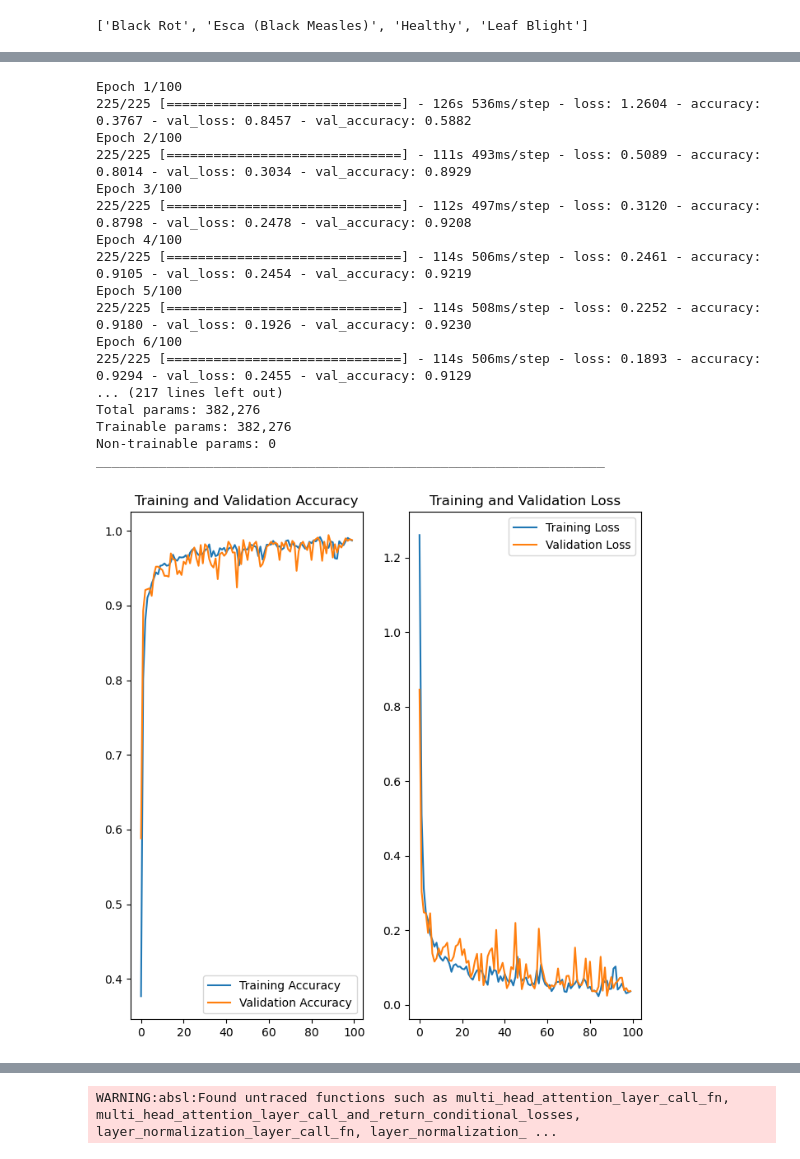
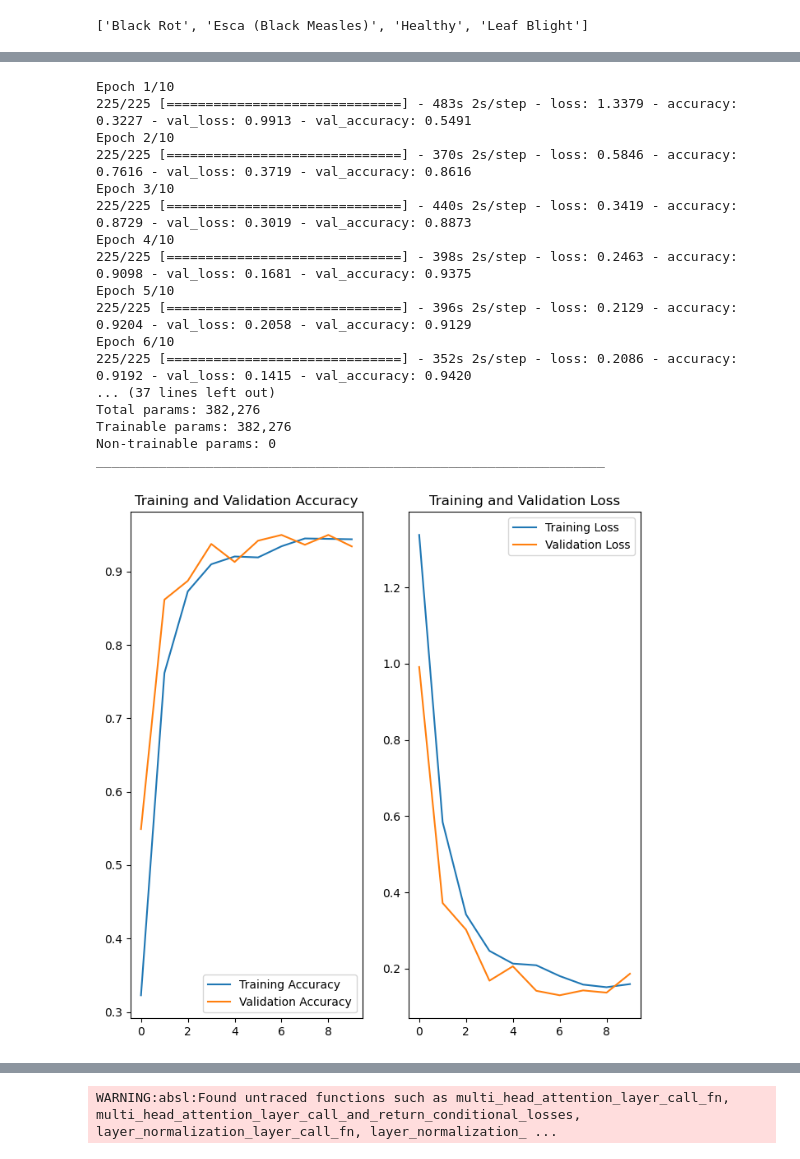
Before and after one commit to Joshuaogaga/Grape-Disease, a Jupyter notebook: grape_vit.ipynb, the cells around one changed output, grey strips where cells are left out. Saved outputs shown, nothing was run; the diff lists cells and outputs as text; code cells hidden in the pictures.

```diff
--- a/grape_vit.ipynb
+++ b/grape_vit.ipynb
@@ -246,24 +246,24 @@ Labels: [2 3 0 3 0 3 1 3 2 2 0 1 3 0 0 1 3 1 2 3 3 0 1 2 2 2 0 0 3 1 2 2]
 history = vit_model.fit(
     train_ds,
     validation_data=val_ds,
-    epochs=100  # Set the number of epochs based on your requirements
+    epochs=10  # Set the number of epochs based on your requirements
 )
 
 vit_model.summary()
 # %% [output]
-Epoch 1/100
-225/225 [==============================] - 126s 536ms/step - loss: 1.2604 - accuracy: 0.3767 - val_loss: 0.8457 - val_accuracy: 0.5882
-Epoch 2/100
-225/225 [==============================] - 111s 493ms/step - loss: 0.5089 - accuracy: 0.8014 - val_loss: 0.3034 - val_accuracy: 0.8929
-Epoch 3/100
-225/225 [==============================] - 112s 497ms/step - loss: 0.3120 - accuracy: 0.8798 - val_loss: 0.2478 - val_accuracy: 0.9208
-Epoch 4/100
-225/225 [==============================] - 114s 506ms/step - loss: 0.2461 - accuracy: 0.9105 - val_loss: 0.2454 - val_accuracy: 0.9219
-Epoch 5/100
-225/225 [==============================] - 114s 508ms/step - loss: 0.2252 - accuracy: 0.9180 - val_loss: 0.1926 - val_accuracy: 0.9230
-Epoch 6/100
-225/225 [==============================] - 114s 506ms/step - loss: 0.1893 - accuracy: 0.9294 - val_loss: 0.2455 - val_accuracy: 0.9129
-... (217 lines left out)
+Epoch 1/10
+225/225 [==============================] - 483s 2s/step - loss: 1.3379 - accuracy: 0.3227 - val_loss: 0.9913 - val_accuracy: 0.5491
+Epoch 2/10
+225/225 [==============================] - 370s 2s/step - loss: 0.5846 - accuracy: 0.7616 - val_loss: 0.3719 - val_accuracy: 0.8616
+Epoch 3/10
+225/225 [==============================] - 440s 2s/step - loss: 0.3419 - accuracy: 0.8729 - val_loss: 0.3019 - val_accuracy: 0.8873
+Epoch 4/10
+225/225 [==============================] - 398s 2s/step - loss: 0.2463 - accuracy: 0.9098 - val_loss: 0.1681 - val_accuracy: 0.9375
+Epoch 5/10
+225/225 [==============================] - 396s 2s/step - loss: 0.2129 - accuracy: 0.9204 - val_loss: 0.2058 - val_accuracy: 0.9129
+Epoch 6/10
+225/225 [==============================] - 352s 2s/step - loss: 0.2086 - accuracy: 0.9192 - val_loss: 0.1415 - val_accuracy: 0.9420
+... (37 lines left out)
 Total params: 382,276
 Trainable params: 382,276
 Non-trainable params: 0
@@ -275,22 +275,22 @@ val_acc = history.history['val_accuracy']
 loss = history.history['loss']
 val_loss = history.history['val_loss']
 # %%
-EPOCH =100
+EPOCH =10
 plt.figure(figsize=(8, 8))
 plt.subplot(1, 2, 1)
 plt.plot(range(EPOCH), acc, label='Training Accuracy')
 plt.plot(range(EPOCH), val_acc, label='Validation Accuracy')
 plt.legend(loc='lower right')
 plt.title('Training and Validation Accuracy')
 
 plt.subplot(1, 2, 2)
 plt.plot(range(EPOCH), loss, label='Training Loss')
 plt.plot(range(EPOCH), val_loss, label='Validation Loss')
 plt.legend(loc='upper right')
 plt.title('Training and Validation Loss')
 plt.show()
 # %% [output]
-[figure, old version]
+[figure, new version]
 # %%
 import numpy as np
 for image_batch, label_batch in test_ds.take(1):
```
Also changed, not shown: parts of 12 cells of this notebook, 17 other files.
